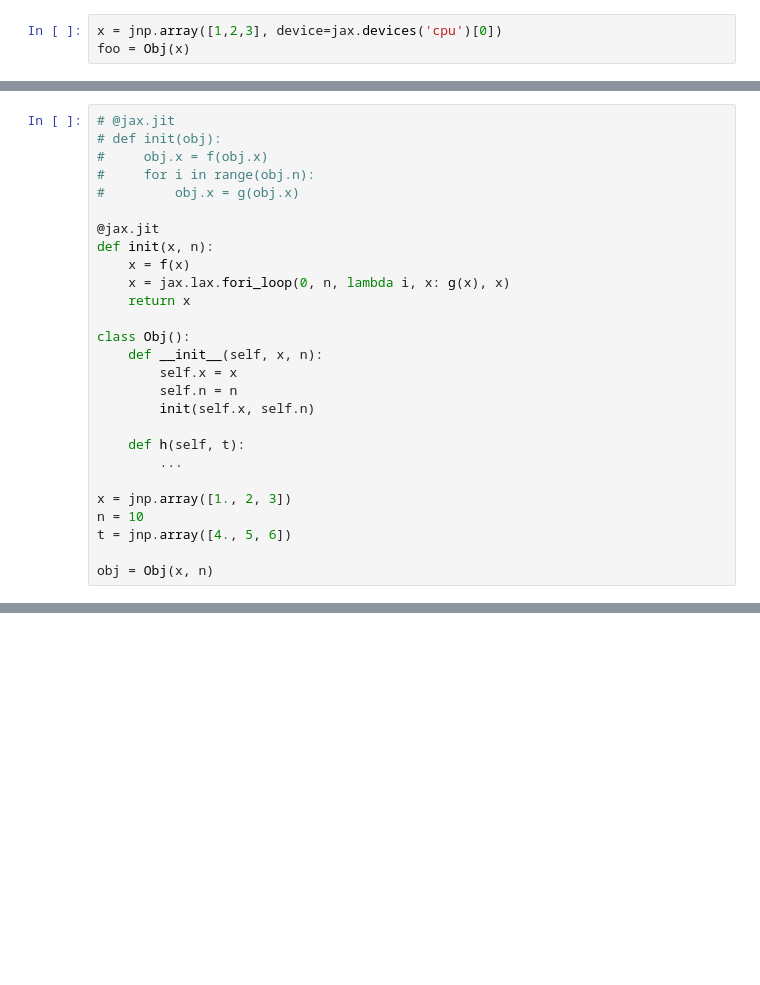
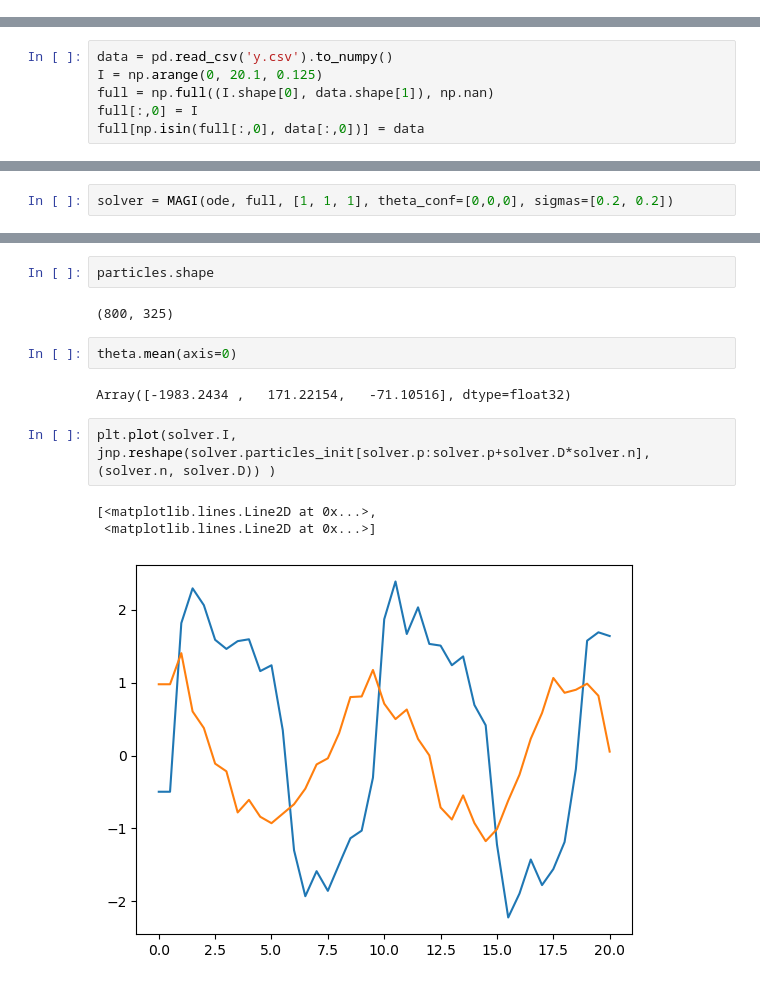
Before and after one commit to jsliu02/magi_msvgd, a Jupyter notebook: magi_msvgd/JAX Testing.ipynb, the cells around one changed output, grey strips where cells are left out. Saved outputs shown, nothing was run; the diff lists cells and outputs as text; blank space fills up the shorter version.

```diff
--- a/magi_msvgd/JAX Testing.ipynb
+++ b/magi_msvgd/JAX Testing.ipynb
@@ -422,3 +0,0 @@ class Obj():
-# %%
-x = jnp.array([1,2,3], device=jax.devices('cpu')[0])
-foo = Obj(x)
@@ -442,27 +0,0 @@ def g(x):
-# %%
-# @jax.jit
-# def init(obj):
-#     obj.x = f(obj.x)
-#     for i in range(obj.n):
-#         obj.x = g(obj.x)
-
-@jax.jit
-def init(x, n):
-    x = f(x)
-    x = jax.lax.fori_loop(0, n, lambda i, x: g(x), x)
-    return x
-
-class Obj():
-    def __init__(self, x, n):
-        self.x = x
-        self.n = n
-        init(self.x, self.n)
-
-    def h(self, t):
-        ...
-
-x = jnp.array([1., 2, 3])
-n = 10
-t = jnp.array([4., 5, 6])
-
-obj = Obj(x, n)
@@ -489,0 +36,6 @@ A = B = C = [None] * 5
+# %%
+data = pd.read_csv('y.csv').to_numpy()
+I = np.arange(0, 20.1, 0.125)
+full = np.full((I.shape[0], data.shape[1]), np.nan)
+full[:,0] = I
+full[np.isin(full[:,0], data[:,0])] = data
@@ -489,0 +44,2 @@ A = B = C = [None] * 5
+# %%
+solver = MAGI(ode, full, [1, 1, 1], theta_conf=[0,0,0], sigmas=[0.2, 0.2])
@@ -489,0 +67,14 @@ A = B = C = [None] * 5
+# %%
+particles.shape
+# %% [output]
+(800, 325)
+# %%
+theta.mean(axis=0)
+# %% [output]
+Array([-1983.2434 ,   171.22154,   -71.10516], dtype=float32)
+# %%
+plt.plot(solver.I,  jnp.reshape(solver.particles_init[solver.p:solver.p+solver.D*solver.n], (solver.n, solver.D)) )
+# %% [output]
+[<matplotlib.lines.Line2D at 0x...>,
+ <matplotlib.lines.Line2D at 0x...>]
+[figure, added]
```
Also changed, not shown: parts of 67 cells of this notebook, 2 other files.
